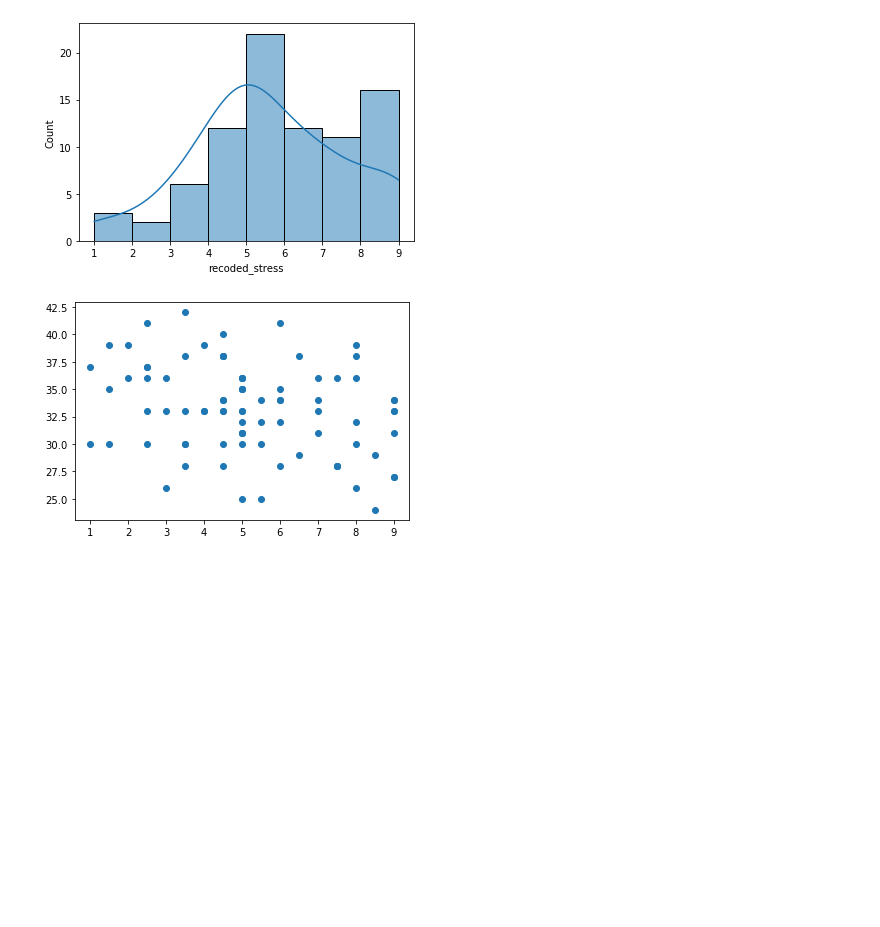
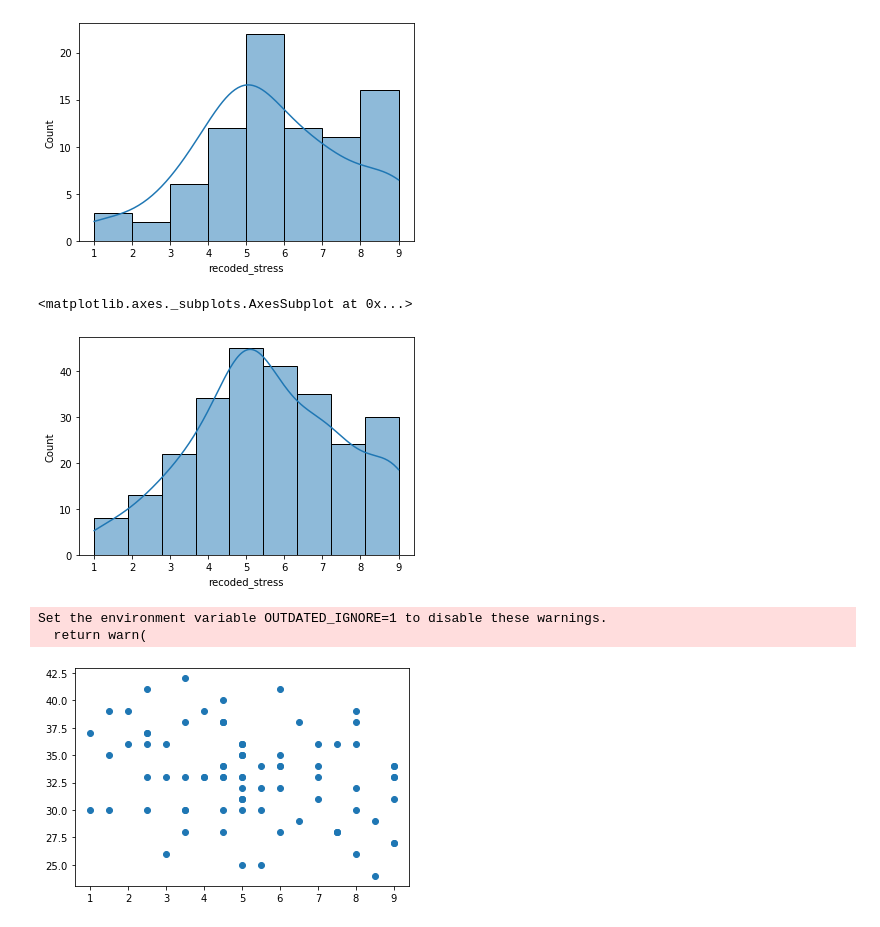
Before and after one commit to fareri-lab/Rejection_Choice, a Jupyter notebook: RMAnova w Pingouin_8.14.23.ipynb, the cells around one changed output. Saved outputs shown, nothing was run; the diff lists cells and outputs as text; code cells hidden in the pictures; blank space fills up the shorter version.

```diff
--- a/RMAnova w Pingouin_8.14.23.ipynb
+++ b/RMAnova w Pingouin_8.14.23.ipynb
@@ -1262,6 +1262,13 @@ sns.histplot(data= neustress, kde=True)
 # %% [output]
 <matplotlib.axes._subplots.AxesSubplot at 0x...>
 [figure]
+# %%
+sns.histplot(data= updatedchoicedata['recoded_stress'], kde=True)
+# %% [output]
+<matplotlib.axes._subplots.AxesSubplot at 0x...>
+[figure, added]
+Set the environment variable OUTDATED_IGNORE=1 to disable these warnings.
+  return warn(
 # %%
 # rejstress // ntbs
 pyplot.scatter(rejstress, ntbs['NTBS_score'])
```
Also changed, not shown: 19 other files.
